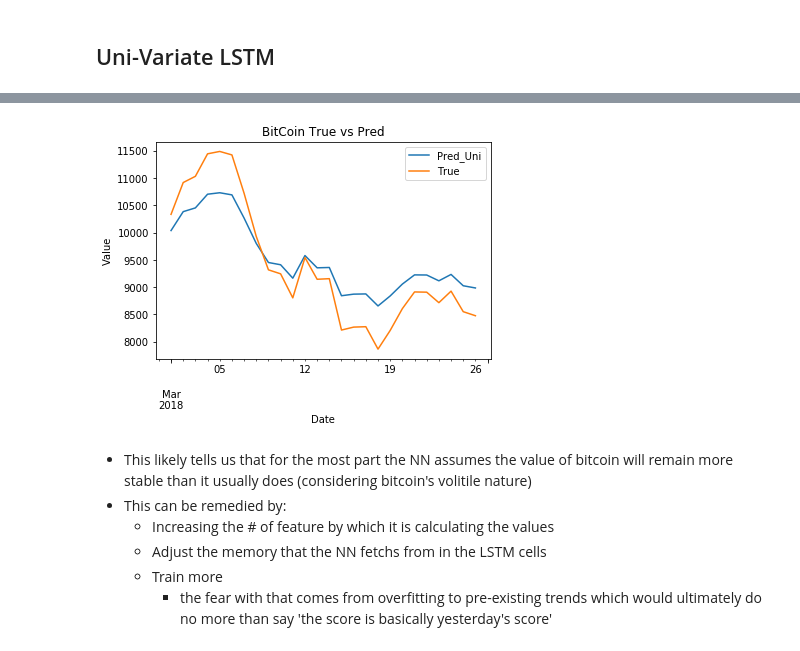
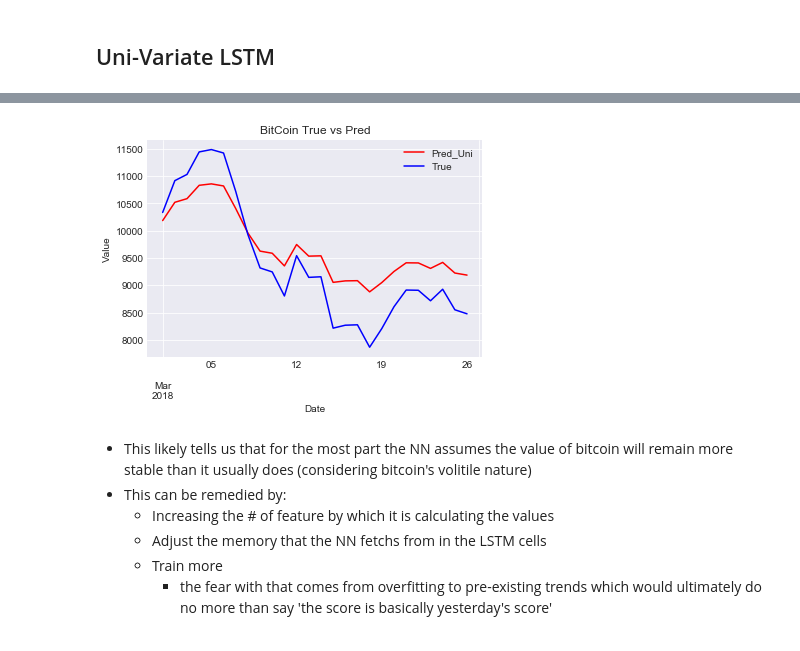
Before and after one commit to Mikhail-Naumov/Another_Bitcoin_Predictor, a Jupyter notebook: BitCoin_LSTM.ipynb, the cells around one changed output, grey strips where cells are left out. Saved outputs shown, nothing was run; the diff lists cells and outputs as text; code cells hidden in the pictures.

```diff
--- a/BitCoin_LSTM.ipynb
+++ b/BitCoin_LSTM.ipynb
@@ -381,0 +357,22 @@ Epoch 25/25
+# %%
+# Making the predictions
+test_set = test.values
+
+#reshape for scaling
+val = np.reshape(test_set, (len(test_set), 1))
+val = mm.transform(val)
+# %%
+y_test = val
+# %%
+#reshaped for NN
+X_test = np.reshape(val, (len(val), 1, 1))
+# %%
+Uni_LSTM = 'reset'
+# design network
+Uni_LSTM = Sequential()
+Uni_LSTM.add(LSTM(7, activation='relu', input_shape=(None, 1)))
+Uni_LSTM.add(Dropout(0.1))
+Uni_LSTM.add(Dense(1))
+Uni_LSTM.compile(optimizer='adam', loss='mae')
+# fit network
+history_uni = Uni_LSTM.fit(X_train, y_train, batch_size=1, epochs=30, validation_data=(X_test, y_test), verbose=1, shuffle=False)
@@ -394,12 +417,14 @@ predicted_BTC_price = mm.inverse_transform(predicted_BTC_price)[:,0]
 # %%
 pred_uni = pd.DataFrame({'True':test_set,'Pred_Uni':predicted_BTC_price},index=test.index)
 # %%
-pred_uni.plot()
+pred_uni.Pred_Uni.plot(c='red')
+pred_uni['True'].plot(c='blue')
+plt.legend()
 plt.title('BitCoin True vs Pred')
 plt.ylabel('Value')
 plt.xlabel('Date');
 # %% [output]
-[figure, old version]
+[figure, new version]
 # %% [markdown]
 - This likely tells us that for the most part the NN assumes the value of bitcoin will remain more stable than it usually does (considering bitcoin's volitile nature)
 - This can be remedied by:
```
Also changed, not shown: parts of 27 cells of this notebook.
